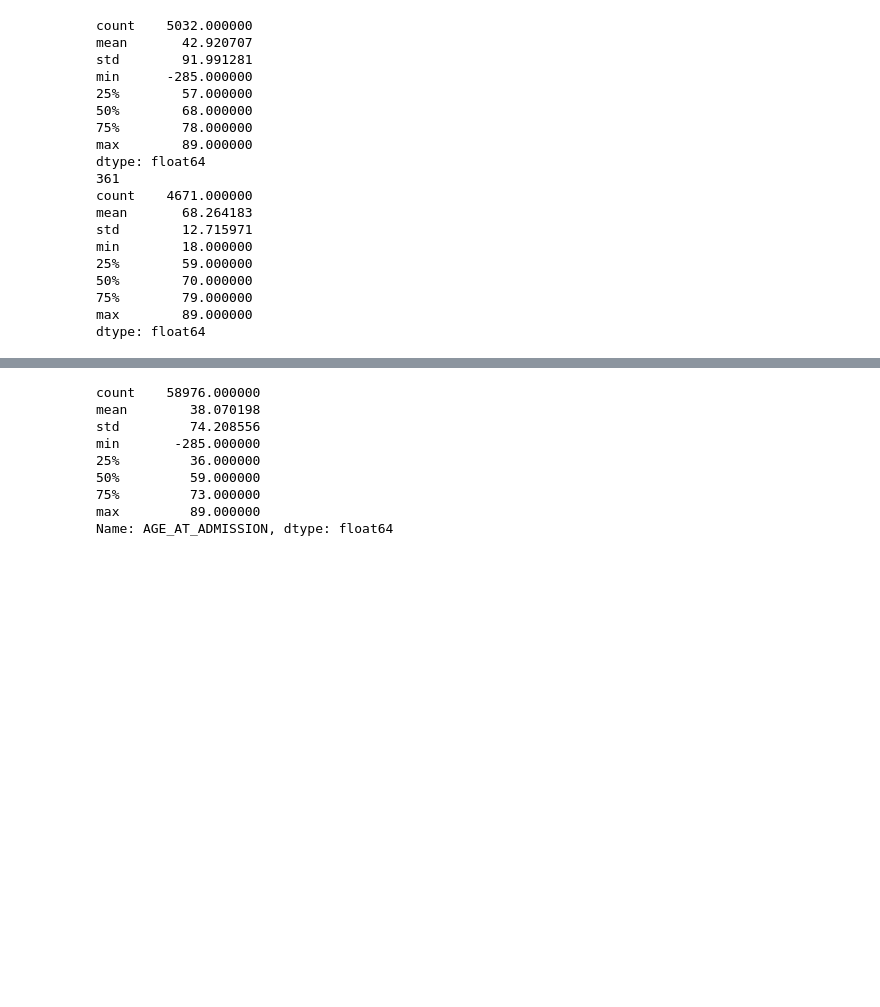
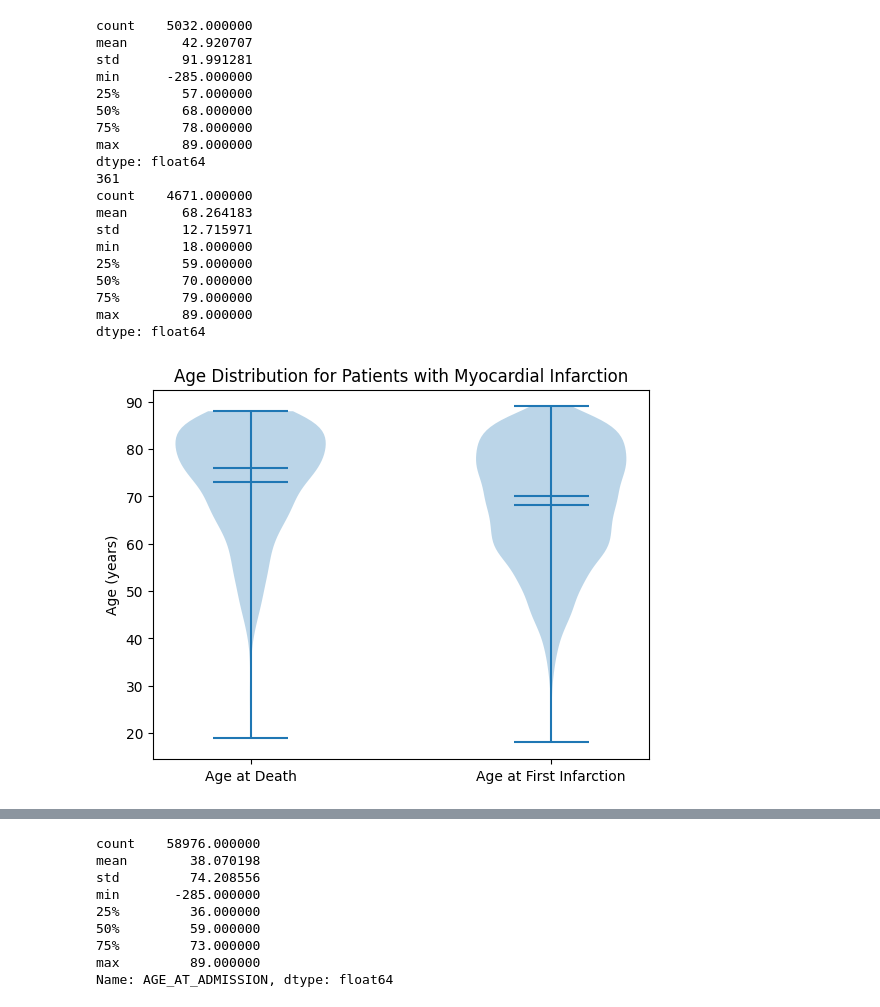
Before and after one commit to SoppingBook/Precision-Medicine-BIOE5860, a Jupyter notebook: Finding Diagnoses Ages.ipynb, the cells around one changed output, grey strips where cells are left out. Cells and saved outputs as stored; diff of their text form; code cells hidden in the pictures; blank space fills up the shorter version.

```diff
--- a/Finding Diagnoses Ages.ipynb
+++ b/Finding Diagnoses Ages.ipynb
@@ -173,3 +174,11 @@ min        18.000000
 75%        79.000000
 max        89.000000
 dtype: float64
+# %%
+plt.violinplot([ages_at_death, ages_at_first_infarction_positive], showmeans=True, showmedians=True)
+plt.xticks([1, 2], ['Age at Death', 'Age at First Infarction'])
+plt.ylabel('Age (years)')
+plt.title('Age Distribution for Patients with Myocardial Infarction')
+plt.show()
+# %% [output]
+[figure, added]
```
Also changed, not shown: parts of 3 cells of this notebook.
